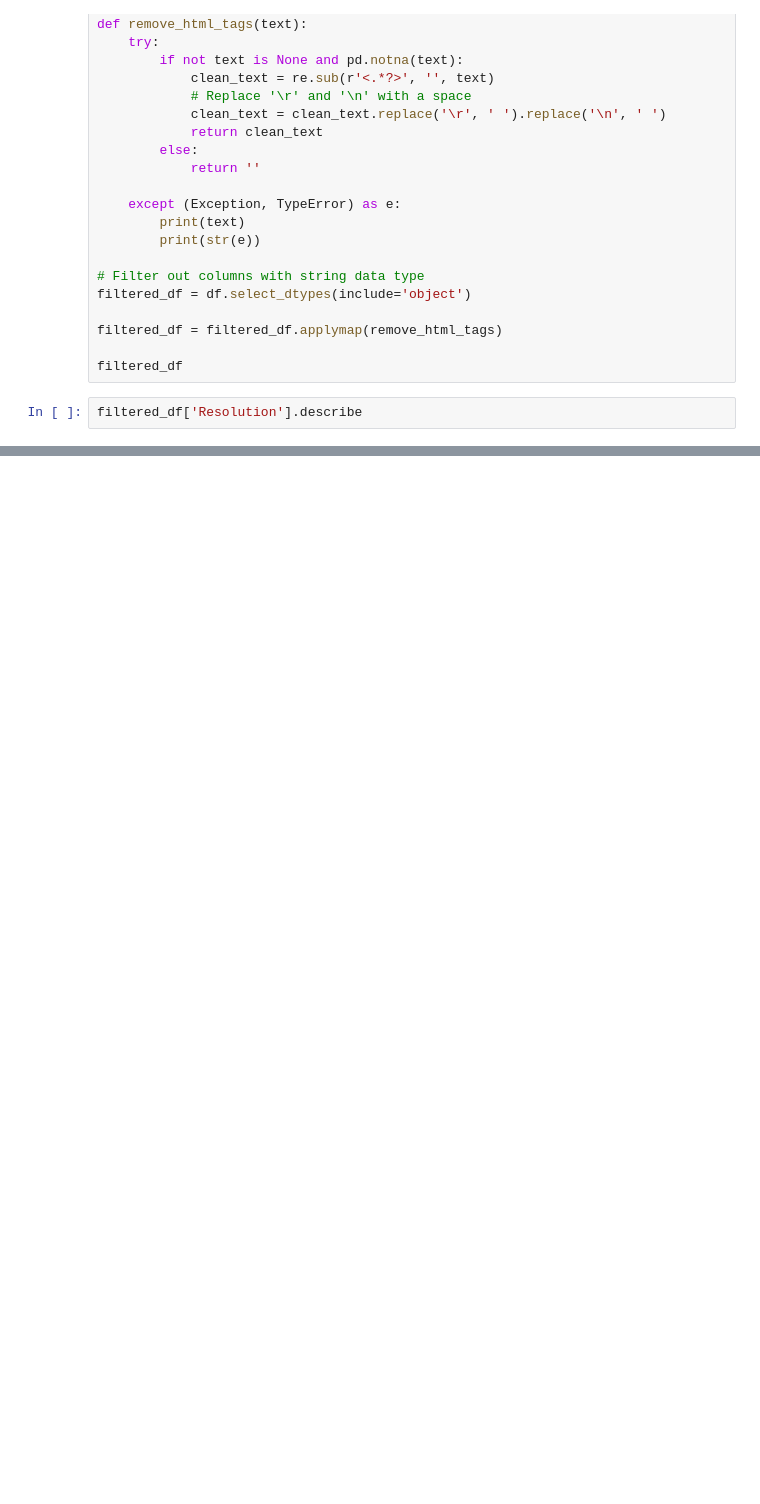
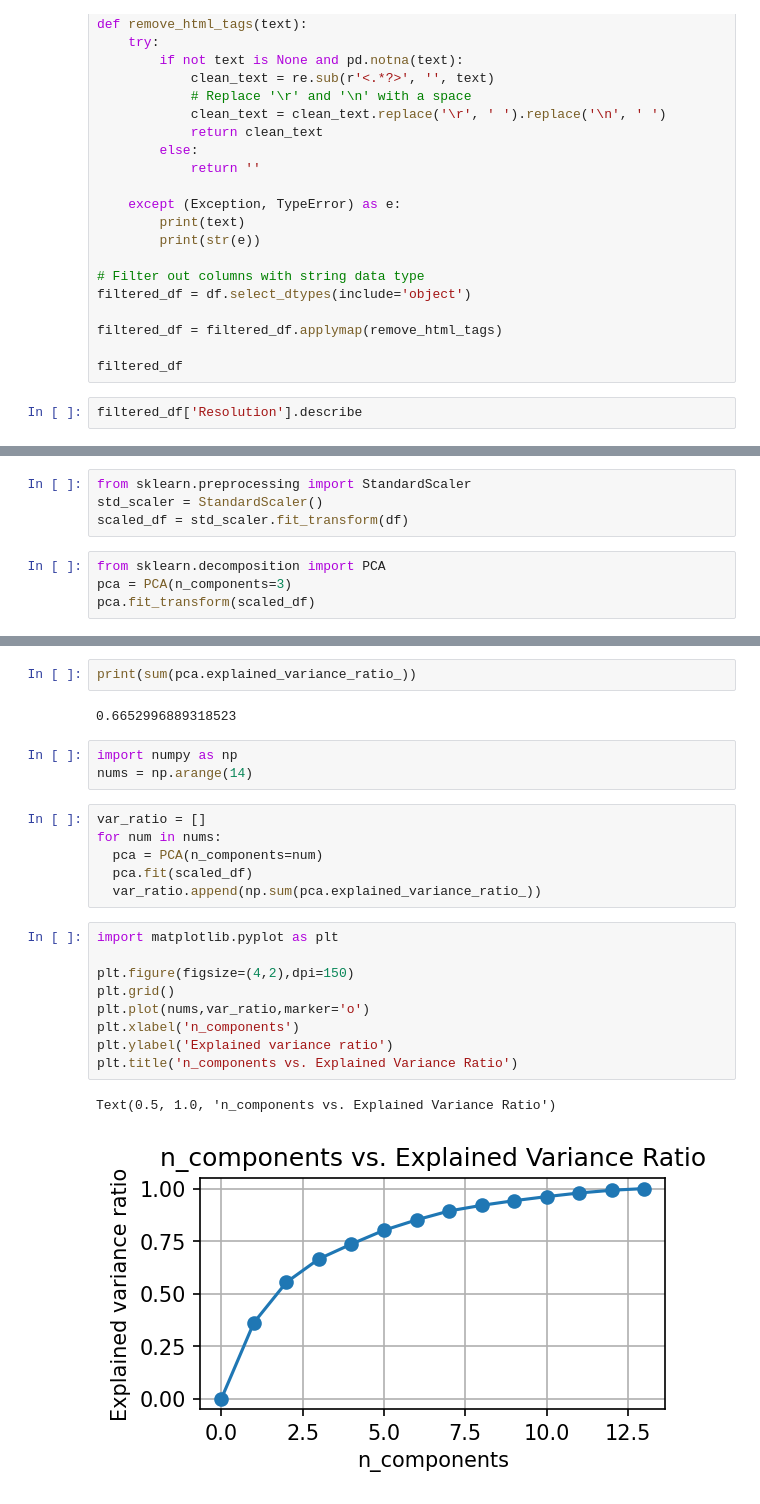
Before and after one commit to Ebenco36/mpvis, a Jupyter notebook: visualizations.ipynb, the cells around one changed output, grey strips where cells are left out. Cells and saved outputs as stored; diff of their text form; blank space fills up the shorter version.

```diff
--- a/visualizations.ipynb
+++ b/visualizations.ipynb
@@ -554,0 +366,8 @@ FileNotFoundError: [Errno 2] No such file or directory: 'c:\\Users\\awotoroe\\De
+# %%
+from sklearn.preprocessing import StandardScaler
+std_scaler = StandardScaler()
+scaled_df = std_scaler.fit_transform(df)
+# %%
+from sklearn.decomposition import PCA
+pca = PCA(n_components=3)
+pca.fit_transform(scaled_df)
@@ -554,0 +404,25 @@ FileNotFoundError: [Errno 2] No such file or directory: 'c:\\Users\\awotoroe\\De
+# %%
+print(sum(pca.explained_variance_ratio_))
+# %% [output]
+0.6652996889318523
+# %%
+import numpy as np
+nums = np.arange(14)
+# %%
+var_ratio = []
+for num in nums:
+  pca = PCA(n_components=num)
+  pca.fit(scaled_df)
+  var_ratio.append(np.sum(pca.explained_variance_ratio_))
+# %%
+import matplotlib.pyplot as plt
+
+plt.figure(figsize=(4,2),dpi=150)
+plt.grid()
+plt.plot(nums,var_ratio,marker='o')
+plt.xlabel('n_components')
+plt.ylabel('Explained variance ratio')
+plt.title('n_components vs. Explained Variance Ratio')
+# %% [output]
+Text(0.5, 1.0, 'n_components vs. Explained Variance Ratio')
+[figure, added]
```
Also changed, not shown: parts of 32 cells of this notebook, 23 other files.
